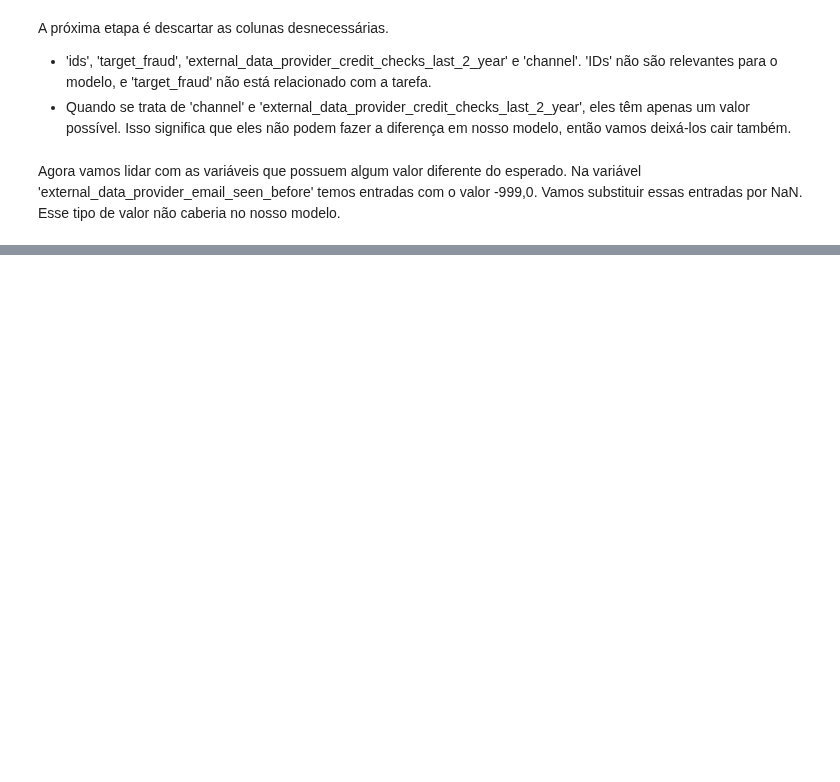
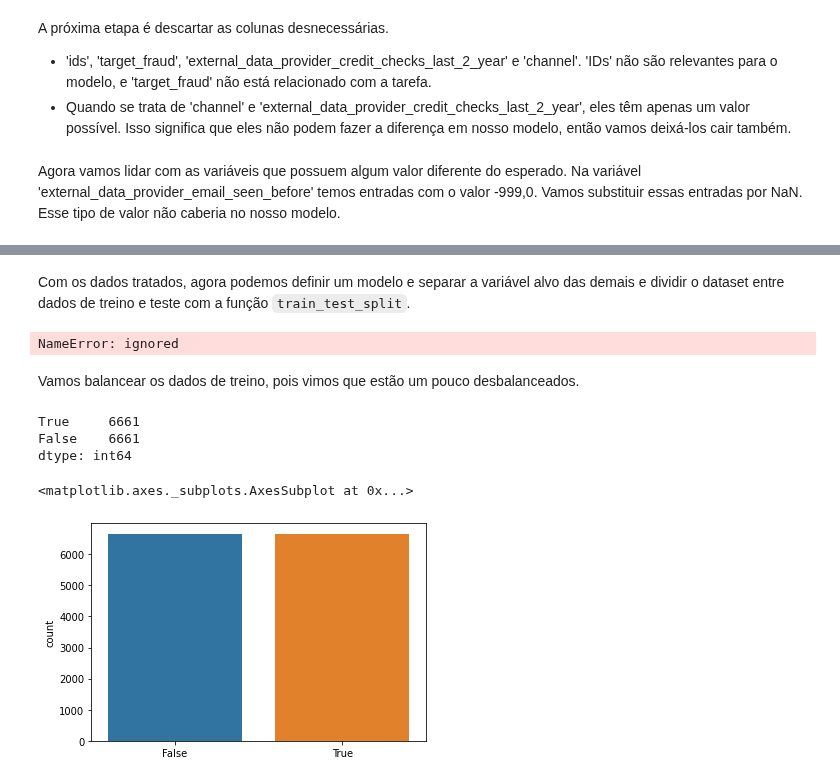
Before and after one commit to marcos-code/Portfolio_DataScience, a Jupyter notebook: Avaliação_de_Risco_de_Crédito.ipynb, the cells around one changed output, grey strips where cells are left out. Cells and saved outputs as stored; diff of their text form; code cells hidden in the pictures; blank space fills up the shorter version.

```diff
--- a/Avaliação_de_Risco_de_Crédito.ipynb
+++ b/Avaliação_de_Risco_de_Crédito.ipynb
@@ -260,9 +296,14 @@ df_clean = df_clean.drop(columns=['ids','target_fraud',
 Agora vamos lidar com as variáveis que possuem algum valor diferente do esperado. Na variável 'external_data_provider_email_seen_before' temos entradas com o valor -999,0. Vamos substituir essas entradas por NaN.
 Esse tipo de valor não caberia no nosso modelo.
 # %%
+# substituir inf por nan em reported_income
+df_clean['reported_income'] = df_clean['reported_income'].replace(np.inf,
+                                                                  np.nan)
 
+# substituir -999 em external_data_provider_email_seen_before por NaN
 
-#  substituir -999 em external_data_provider_email_seen_before por NaN
+df_clean.loc[df_clean['external_data_provider_email_seen_before'] == -999.0,
+         'external_data_provider_email_seen_before'] = np.nan
 
-df_clean[df_clean['external_data_provider_email_seen_before'] == -999.0,
-         'external_data_provider_email_seen_before'] = np.nan
+# eliminar as entradas onde target_default é NaN
+df_clean.dropna(subset=['target_default'], inplace=True)
@@ -270,0 +355,8 @@ TypeError: ignored
+# %%
+# Criando uma cópia do df
+df_eda = df_clean.copy()
+
+# normalizar as colunas numéricas
+num_cols = df_eda.drop('target_default')
+                      axis=1).select_dtypes(exclude='object').columns
+df_eda[num_cols] = StandardScaler().fit_transform(df_eda[num_cols].values)
@@ -270,0 +367,11 @@ TypeError: ignored
+# %%
+from sklearn.preprocessing import LabelEncoder
+encoded_eda = df_eda.copy()
+
+# extrair as colunas categóricas
+cat_cols = encoded_df.select_dtypes('object').columns
+
+# codificar cada coluna categórica
+for col in cat_cols:
+  encoded_df[col+'_encoded'] = LabelEncoder().fit_transform(encoded_df[col])
+  encoded_df.drop(col, axis=1, inplace=True)
@@ -270,0 +389,27 @@ TypeError: ignored
+# %% [markdown]
+Com os dados tratados, agora podemos definir um modelo e separar a variável alvo das demais e dividir o dataset entre dados de treino e teste com a função `train_test_split`.
+# %%
+X = encoded_eda.drop('target_default', axis=1)
+y = encoded_eda['target_default']
+
+# dividir o dataset entre treino e teste
+X_train, X_test, y_train, y_test = train_test_split(X,y, test_size=0.3)
+# %% [output]
+NameError: ignored
+# %% [markdown]
+Vamos balancear os dados de treino, pois vimos que estão um pouco desbalanceados.
+# %%
+rus = RandomUnderSampler()
+X, y = rus.fit_sample(X, y)
+
+# Ver o resultado do balanceamento
+print(pd.Series(y).value_counts())
+
+#plotando o balanceamento
+sns.countplot(y)
+# %% [output]
+True     6661
+False    6661
+dtype: int64
+<matplotlib.axes._subplots.AxesSubplot at 0x...>
+[figure, added]
```
Also changed, not shown: parts of 29 cells of this notebook.
